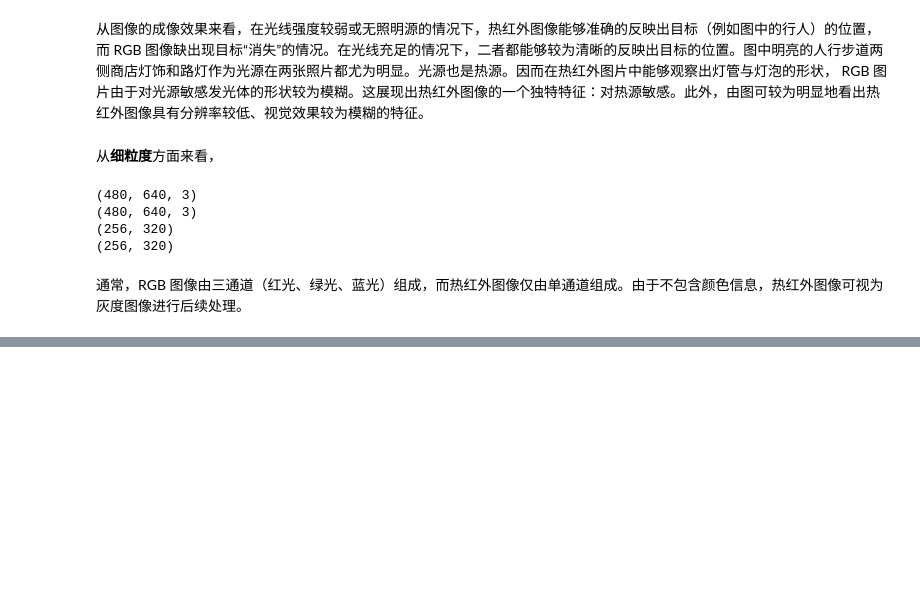
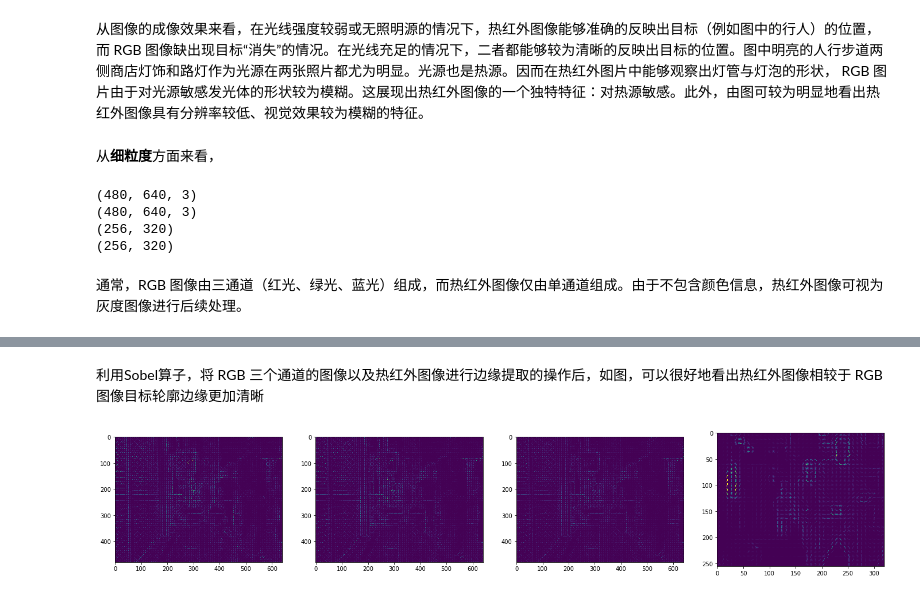
Before and after one commit to HanlynnKe/TIR-Tracking, a Jupyter notebook: FFB-TIR-tracking-1.ipynb, the cells around one changed output, grey strips where cells are left out. Cells and saved outputs as stored; diff of their text form; code cells hidden in the pictures; blank space fills up the shorter version.

```diff
--- a/FFB-TIR-tracking-1.ipynb
+++ b/FFB-TIR-tracking-1.ipynb
@@ -45,0 +86,34 @@ print(im_bright_t.shape)
+# %% [markdown]
+利用Sobel算子，将 RGB 三个通道的图像以及热红外图像进行边缘提取的操作后，如图，可以很好地看出热红外图像相较于 RGB 图像目标轮廓边缘更加清晰
+# %%
+import skimage.feature
+
+orient = 9
+pix_per_cell = 8
+cell_per_block = 8
+
+hog_r_features, hog_r = skimage.feature.hog(channel_r, orientations=orient,
+                                          pixels_per_cell=(pix_per_cell, pix_per_cell),
+                                          cells_per_block=(cell_per_block, cell_per_block),
+                                          visualise=True)
+hog_g_features, hog_g = skimage.feature.hog(channel_g, orientations=orient,
+                                          pixels_per_cell=(pix_per_cell, pix_per_cell),
+                                          cells_per_block=(cell_per_block, cell_per_block),
+                                          visualise=True)
+hog_b_features, hog_b = skimage.feature.hog(channel_b, orientations=orient,
+                                          pixels_per_cell=(pix_per_cell, pix_per_cell),
+                                          cells_per_block=(cell_per_block, cell_per_block),
+                                          visualise=True)
+hog_t_features, hog_t = skimage.feature.hog(im_bright_t, orientations=orient,
+                                          pixels_per_cell=(pix_per_cell, pix_per_cell),
+                                          cells_per_block=(cell_per_block, cell_per_block),
+                                          visualise=True)
+
+fig, ax = plt.subplots(nrows=1, ncols=4, figsize = (24, 6))
+ax[0].imshow(hog_r)
+ax[1].imshow(hog_g)
+ax[2].imshow(hog_b)
+ax[3].imshow(hog_t)
+plt.show()
+# %% [output]
+[figure, added]
```
Also changed, not shown: parts of 3 cells of this notebook.
